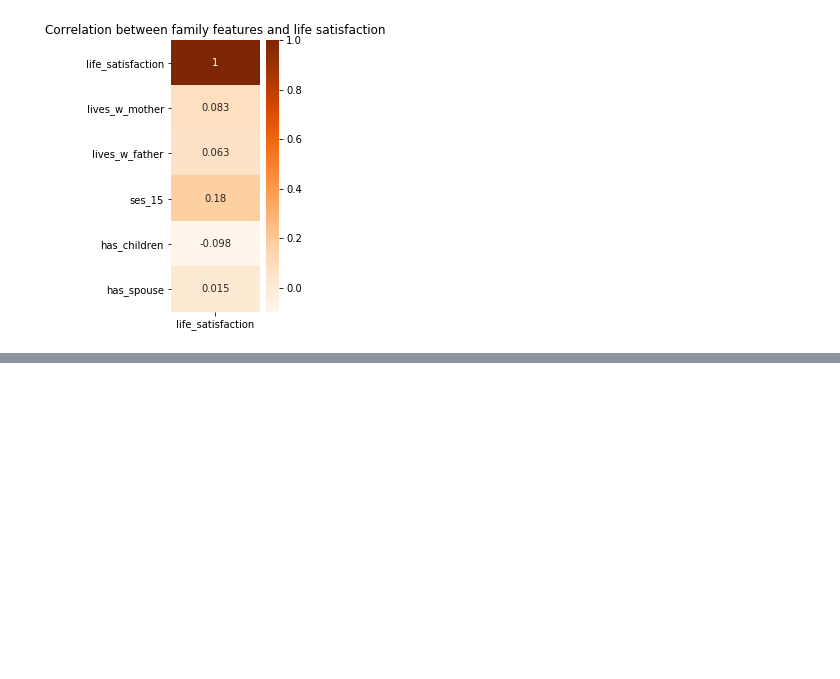
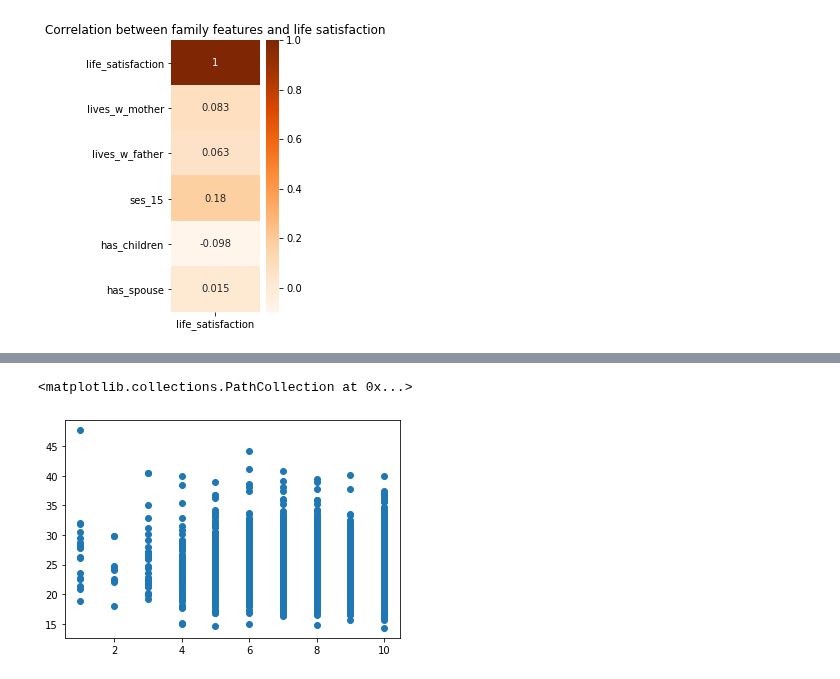
Before and after one commit to VVRoseth/1.-Predicting-happiness, a Jupyter notebook: 3. Exploratory Analysis.ipynb, the cells around one changed output, grey strips where cells are left out. Saved outputs shown, nothing was run; the diff lists cells and outputs as text; code cells hidden in the pictures; blank space fills up the shorter version.

```diff
--- a/3. Exploratory Analysis.ipynb
+++ b/3. Exploratory Analysis.ipynb
@@ -202,0 +223,5 @@ sns.heatmap(family_features.corr()[['life_satisfaction']], annot = True, cmap =
+# %%
+plt.scatter(colstep['life_satisfaction'], colstep['BMI'])
+# %% [output]
+<matplotlib.collections.PathCollection at 0x...>
+[figure, added]
```
Also changed, not shown: parts of 3 cells of this notebook, 7 other files.
